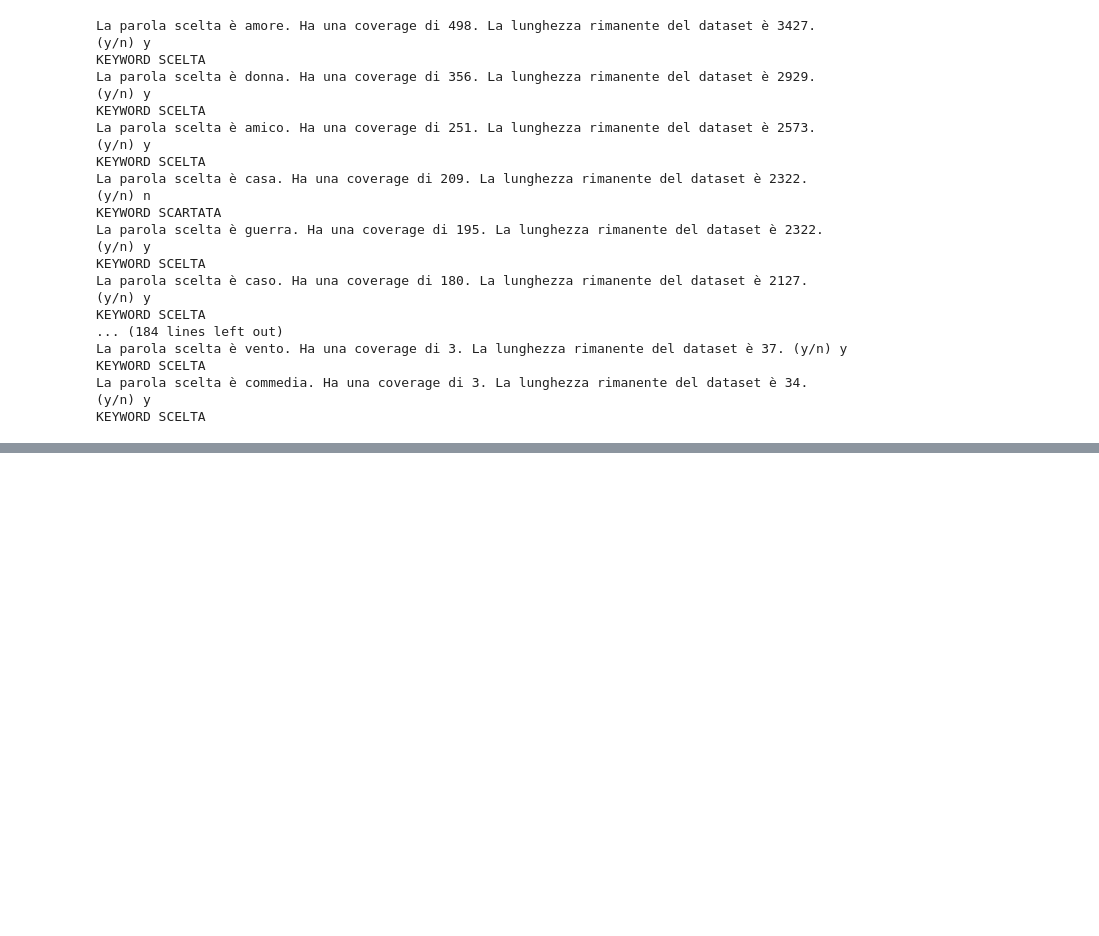
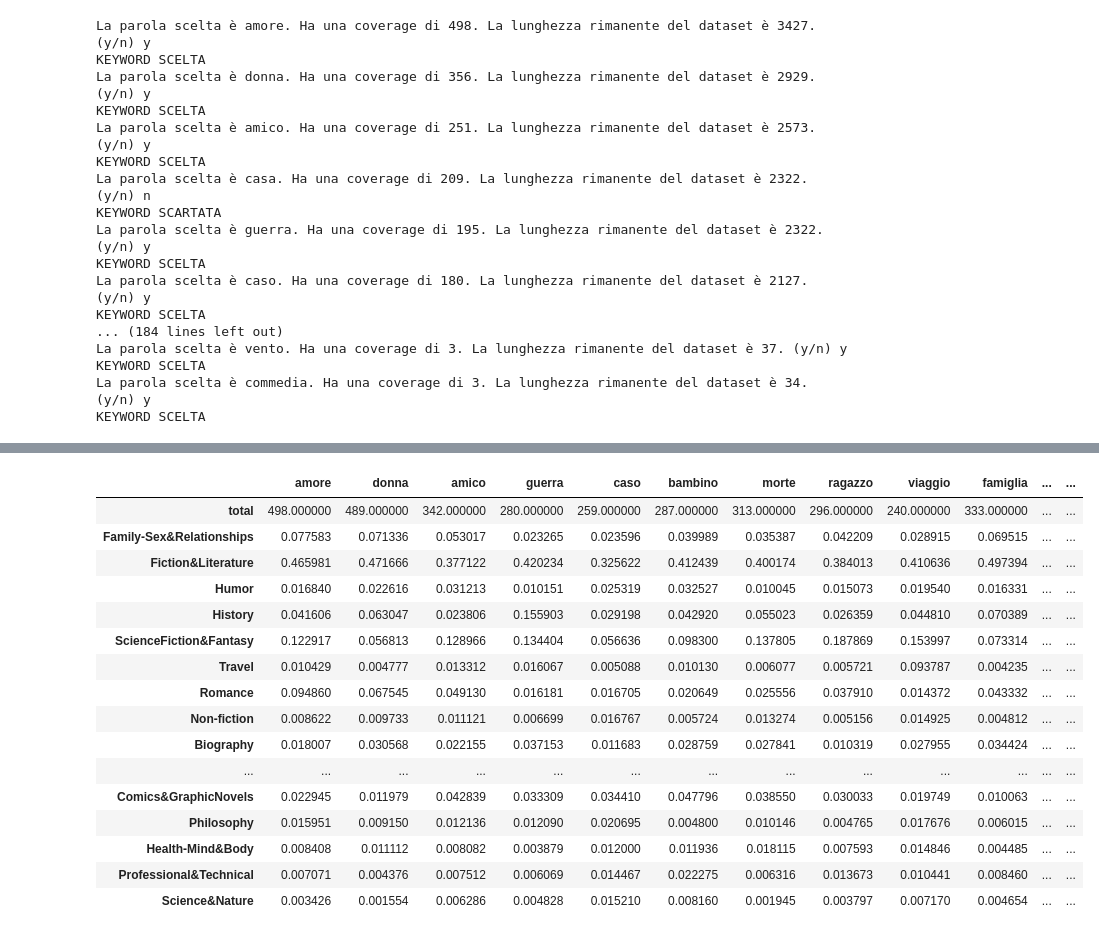
Before and after one commit to AleSpex/Reading_and_Machine, a Jupyter notebook: PySpark_zone/cleanData2021.ipynb, the cells around one changed output, grey strips where cells are left out. Saved outputs shown, nothing was run; the diff lists cells and outputs as text; code cells hidden in the pictures; blank space fills up the shorter version.

```diff
--- a/PySpark_zone/cleanData2021.ipynb
+++ b/PySpark_zone/cleanData2021.ipynb
@@ -1574,7 +1574,7 @@ def genresPercentage(dataframe, _list):
         for key in percentage_dict[keyword]:
 
             if key != 'total':
-                percentage_dict[keyword][key] = (percentage_dict[keyword][key] * 100) / percentage_dict[keyword]['total']
+                percentage_dict[keyword][key] = (percentage_dict[keyword][key]) / percentage_dict[keyword]['total']
     return percentage_dict
 
 percentage_dict = genresPercentage(DF_final, chosen_N)
@@ -1678,3 +1678,84 @@ DF_final_new.toPandas().to_csv('for_now_final_DF_with_genre_vector.csv')
 # %%
 DF_final = spark.read.csv("for_now_final_DF_with_genre_vector.csv", header=True)
 #DF_final.show(1, False)
+
+#Dizionario keyword scelte : percentuale di generi
+from pyspark.sql.functions import col, array_contains, size
+from pyspark.sql.functions import array
+from pyspark.sql.functions import split
+from pyspark.sql.functions import regexp_replace
+import numpy as np
+import json
+import pandas as pd
+
+#Oltre alla nostra lista delle keyword, dovremo usare il solito DF_final.
+#print(chosen_N)
+#DF_final = spark.read.csv('anobii_genres/for_now_final_DF4.csv', header=True)
+DF_final = DF_final.withColumn('top_keywords', regexp_replace('top_keywords', '\[', ''))
+DF_final = DF_final.withColumn('top_keywords', regexp_replace('top_keywords', '\]', ''))
+DF_final = DF_final.withColumn('top_keywords', regexp_replace('top_keywords', "\'", ''))
+DF_final = DF_final.withColumn('top_keywords', regexp_replace('top_keywords', "\'", ''))
+DF_final = DF_final.withColumn('top_keywords', regexp_replace('top_keywords', "\, ", ','))
+#DF_final_new = DF_final_new.withColumn('genre_vector', array(DF_final_new.genre_vector))
+
+DF_final = DF_final.withColumn('top_keywords', split(col('top_keywords'), ","))
+
+#DF_final.show(1, False)
+#LISTA GIà CREATA
+chosen_N = ['amore', 'donna', 'amico', 'guerra', 'caso', 'bambino', 'morte', 'ragazzo', 'viaggio', 'famiglia', 'realtà', 'avventura', 'paese', 'idea', 'città', 'padre', 'indagine', 'problema', 'ragazza', 'capo', 'sogno', 're', 'arte', 'ricerca', 'signore', 'giornalista', 'sangue', 'paura', 'cultura', 'occhio', 'gioco', 'raccolta', 'passato', 'tragedia', 'nemico', 'esistenza', 'delitto', 'sistema', 'battaglia', 'lotta', 'genio', 'memoria', 'film', 'macchina', 'scienza', 'notte', 'ordine', 'assassino', 'riflessione', 'studio', 'saga', 'scuola', 'animale', 'diritto', 'acqua', 'quartiere', 'scontro', 'morto', 'poesia', 'classico', 'male', 'ombra', 'orrore', 'artista', 'cronaca', 'inglese', 'compito', 'sentimento', 'mistero', 'destino', 'avvocato', 'bar', 'semplicità', 'figlia', 'stato', 'vento', 'commedia', 'moglie', 'omicidio', 'mare', 'studente', 'notizia', 'chiesa', 'ciclo', 'narratore', 'passione', 'rapporto', 'polizia', 'amicizia', 'lettera', 'popolo', 'compagno', 'relazione', 'crisi', 'fantascienza', 'vicino', 'cielo', 'angelo', 'gioia', 'entusiasmo']
+#chosen_N = ['amore', 'donna', 'amico', 'morte', 'bambino', 'guerra', 'caso', 'realtà', 'ragazzo', 'figlio', 'paese', 'città', 'idea', 'avventura', 'famiglia', 'viaggio', 'mistero', 'problema', 'ricerca', 'potere', 'raccolta', 'paura', 'polizia', 'padre', 'delitto', 'arte', 'saga', 'giornalista', 'passato', 'film', 'battaglia', 'gioco', 'universo', 'notte', 'capo', 'ragazza', 'pensiero', 'movimento', 'cuore', 'male', 'tragedia', 'speranza', 'morto', 'droga', 'processo', 'animale', 'poesia', 'genio', 'signore', 'mare', 'killer', 'coppia', 'riflessione', 'scoperta', 'aiuto', 'faccia', 'psicologia', 'esistenza', 'cultura', 'dio', 'studio', 'cronaca', 'voce', 'artista', 'trattato', 'assassino', 'natura', 'cane', 'caccia', 'civiltà', 'fantascienza', 'quadro', 'moglie', 'passione', 'strada', 'figlia', 'provincia', 'sangue', 'orrore', 'compagno', 'stato', 'sfida', 'ordine', 'angelo', 'voglia', 'oro', 'rischio', 'rivelazione', 'rapporto', 'sentimento', 'lettera', 'vittima', 'amante', 'relazione', 'testa', 'popolo', 'comunità', 'ciclo', 'ispirazione', 'entusiasmo']
+def genresPercentage(dataframe, _list):
+
+    DF_final_pandas = dataframe.toPandas() #Local dataframe
+    percentage_dict = {}
+
+    for keyword in _list:
+        masking = DF_final_pandas.top_keywords.apply(lambda x: keyword in x)
+        DF_final_keyword = DF_final_pandas[masking] #Dataframe contenente solo le tuple che contengono la keyword
+
+        genre_list = DF_final_keyword['genre'].to_list() #Estraiamo il dizionario con i generi per ogni tupla con la keyword
+
+        percentage_dict[keyword] = {'total': len(genre_list)}
+
+        for dictionary in genre_list:
+            dictionary = dictionary.replace("'", '"')
+            dictionary = json.loads(dictionary)
+
+            for key in dictionary:
+
+                if key in percentage_dict[keyword]:
+                    percentage_dict[keyword][key] += float(dictionary[key])/sum(list(map(float, dictionary.values()))) #WEIGHTED
+
+                else:
+
+                    percentage_dict[keyword][key] = float(dictionary[key])/sum(list(map(float, dictionary.values())))
+
+        for key in percentage_dict[keyword]:
+
+            if key != 'total':
+                percentage_dict[keyword][key] = (percentage_dict[keyword][key]) / percentage_dict[keyword]['total']
+    return percentage_dict
+
+percentage_dict = genresPercentage(DF_final, chosen_N)
+#print(percentage_dict)
+
+dataframe = pd.DataFrame(percentage_dict)
+dataframe
+# %% [output]
+|  | amore | donna | amico | guerra | caso | bambino | morte | ragazzo | viaggio | famiglia | ... | ... |
+| total | 498.000000 | 489.000000 | 342.000000 | 280.000000 | 259.000000 | 287.000000 | 313.000000 | 296.000000 | 240.000000 | 333.000000 | ... | ... |
+| Family-Sex&Relationships | 0.077583 | 0.071336 | 0.053017 | 0.023265 | 0.023596 | 0.039989 | 0.035387 | 0.042209 | 0.028915 | 0.069515 | ... | ... |
+| Fiction&Literature | 0.465981 | 0.471666 | 0.377122 | 0.420234 | 0.325622 | 0.412439 | 0.400174 | 0.384013 | 0.410636 | 0.497394 | ... | ... |
+| Humor | 0.016840 | 0.022616 | 0.031213 | 0.010151 | 0.025319 | 0.032527 | 0.010045 | 0.015073 | 0.019540 | 0.016331 | ... | ... |
+| History | 0.041606 | 0.063047 | 0.023806 | 0.155903 | 0.029198 | 0.042920 | 0.055023 | 0.026359 | 0.044810 | 0.070389 | ... | ... |
+| ScienceFiction&Fantasy | 0.122917 | 0.056813 | 0.128966 | 0.134404 | 0.056636 | 0.098300 | 0.137805 | 0.187869 | 0.153997 | 0.073314 | ... | ... |
+| Travel | 0.010429 | 0.004777 | 0.013312 | 0.016067 | 0.005088 | 0.010130 | 0.006077 | 0.005721 | 0.093787 | 0.004235 | ... | ... |
+| Romance | 0.094860 | 0.067545 | 0.049130 | 0.016181 | 0.016705 | 0.020649 | 0.025556 | 0.037910 | 0.014372 | 0.043332 | ... | ... |
+| Non-fiction | 0.008622 | 0.009733 | 0.011121 | 0.006699 | 0.016767 | 0.005724 | 0.013274 | 0.005156 | 0.014925 | 0.004812 | ... | ... |
+| Biography | 0.018007 | 0.030568 | 0.022155 | 0.037153 | 0.011683 | 0.028759 | 0.027841 | 0.010319 | 0.027955 | 0.034424 | ... | ... |
+| ... | ... | ... | ... | ... | ... | ... | ... | ... | ... | ... | ... | ... |
+| Comics&GraphicNovels | 0.022945 | 0.011979 | 0.042839 | 0.033309 | 0.034410 | 0.047796 | 0.038550 | 0.030033 | 0.019749 | 0.010063 | ... | ... |
+| Philosophy | 0.015951 | 0.009150 | 0.012136 | 0.012090 | 0.020695 | 0.004800 | 0.010146 | 0.004765 | 0.017676 | 0.006015 | ... | ... |
+| Health-Mind&Body | 0.008408 | 0.011112 | 0.008082 | 0.003879 | 0.012000 | 0.011936 | 0.018115 | 0.007593 | 0.014846 | 0.004485 | ... | ... |
+| Professional&Technical | 0.007071 | 0.004376 | 0.007512 | 0.006069 | 0.014467 | 0.022275 | 0.006316 | 0.013673 | 0.010441 | 0.008460 | ... | ... |
+| Science&Nature | 0.003426 | 0.001554 | 0.006286 | 0.004828 | 0.015210 | 0.008160 | 0.001945 | 0.003797 | 0.007170 | 0.004654 | ... | ... |
```
Also changed, not shown: parts of 10 cells of this notebook.
